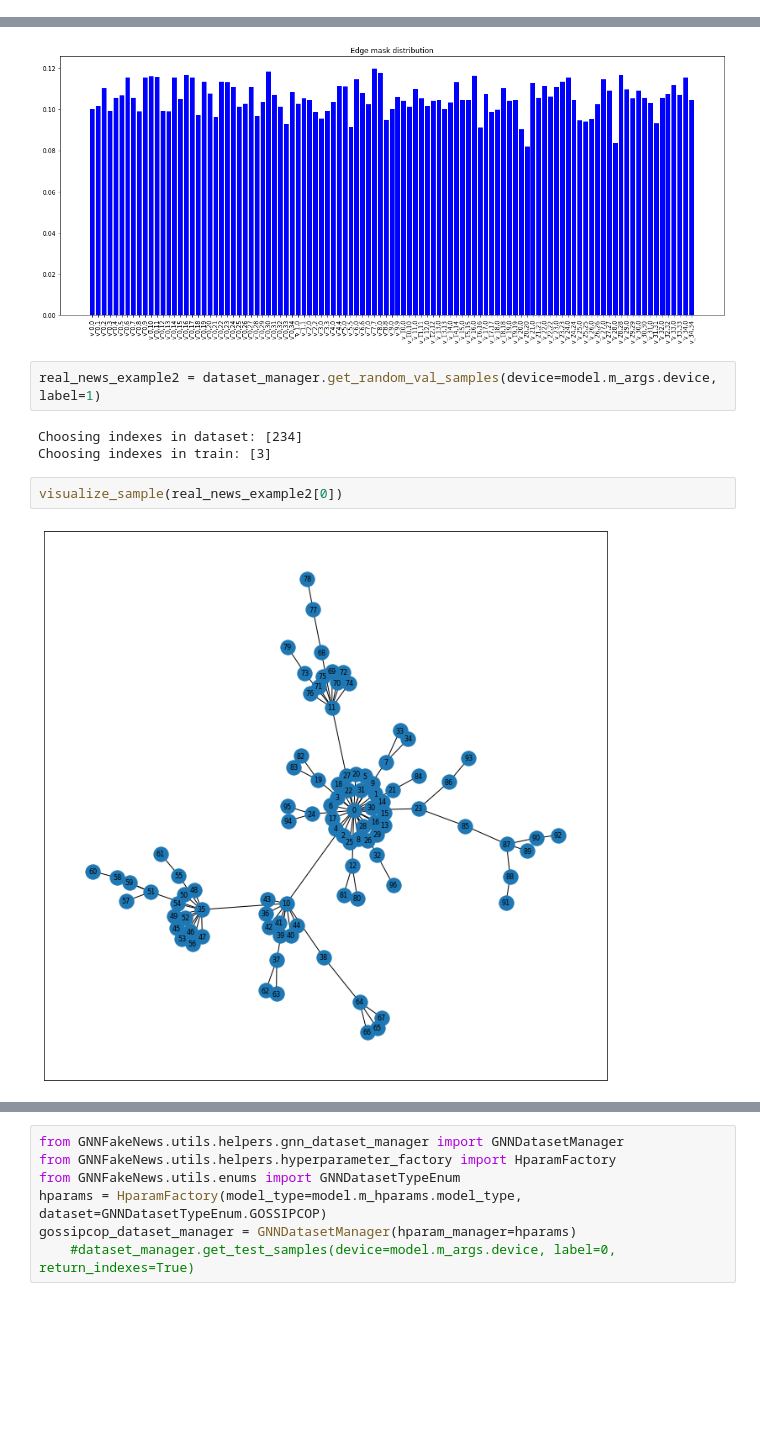
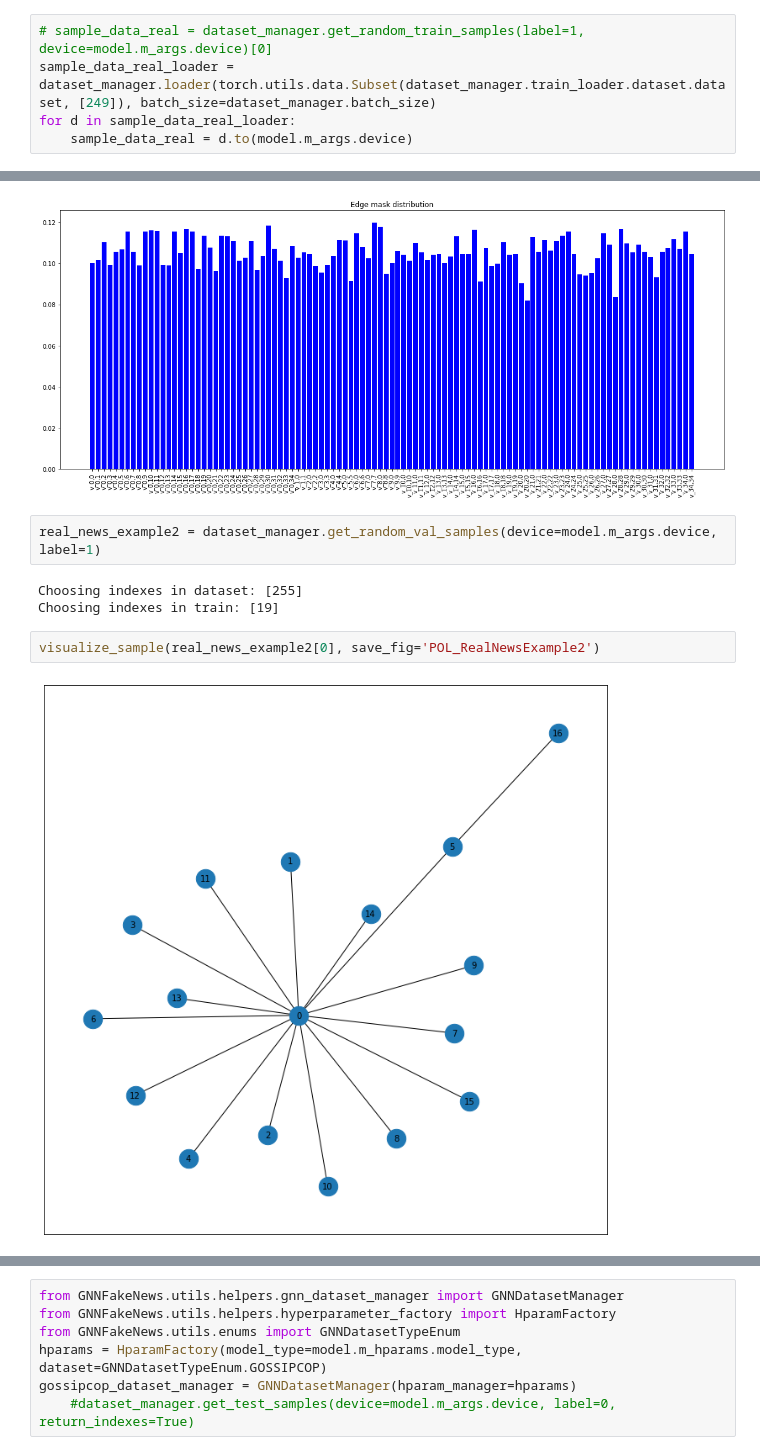
Before and after one commit to sersery35/Explainability_of_FND_Models, a Jupyter notebook: GNNFakeNews/notebooks/UPFD_SAGE_GNN_POL_Notebook.ipynb, the cells around one changed output, grey strips where cells are left out. Cells and saved outputs as stored; diff of their text form; blank space fills up the shorter version.

```diff
--- a/GNNFakeNews/notebooks/UPFD_SAGE_GNN_POL_Notebook.ipynb
+++ b/GNNFakeNews/notebooks/UPFD_SAGE_GNN_POL_Notebook.ipynb
@@ -259,3 +258,8 @@ Choosing indexes in train: [21]
+# %%
+# sample_data_real = dataset_manager.get_random_train_samples(label=1, device=model.m_args.device)[0]
+sample_data_real_loader = dataset_manager.loader(torch.utils.data.Subset(dataset_manager.train_loader.dataset.dataset, [249]), batch_size=dataset_manager.batch_size)
+for d in sample_data_real_loader:
+    sample_data_real = d.to(model.m_args.device)
 # %%
 model.m_predict(sample_data_real)
 # %% [output]
@@ -301,11 +303,11 @@ real_sample_explainer.visualize_edge_mask_for_subgraph()
 # %%
 real_news_example2 = dataset_manager.get_random_val_samples(device=model.m_args.device, label=1)
 # %% [output]
-Choosing indexes in dataset: [234]
-Choosing indexes in train: [3]
+Choosing indexes in dataset: [255]
+Choosing indexes in train: [19]
 # %%
-visualize_sample(real_news_example2[0])
+visualize_sample(real_news_example2[0], save_fig='POL_RealNewsExample2')
 # %% [output]
-[figure, old version]
+[figure, new version]
 # %%
 real_news_example2_explainer = GNNModelExplainer(model, real_news_example2[0])
```
Also changed, not shown: parts of 21 cells of this notebook, 30 other files.
